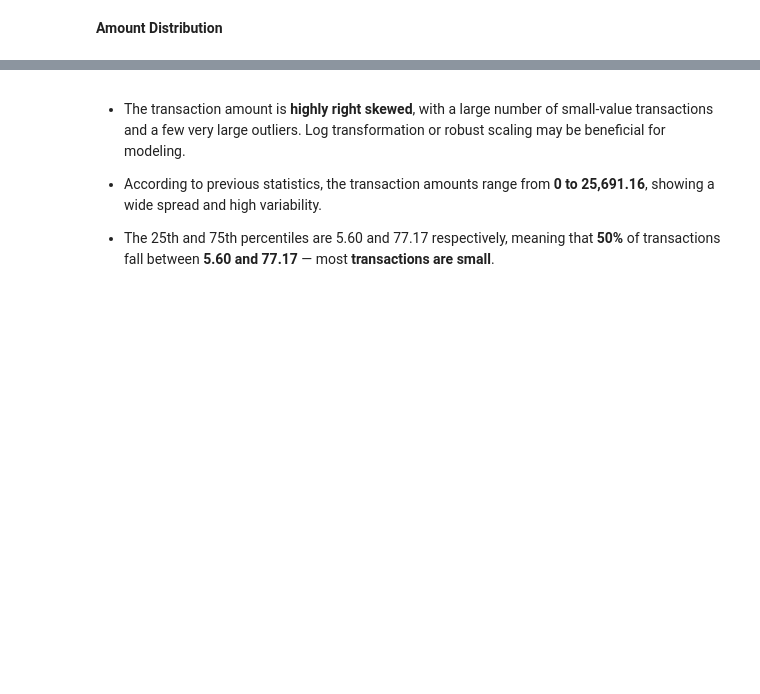
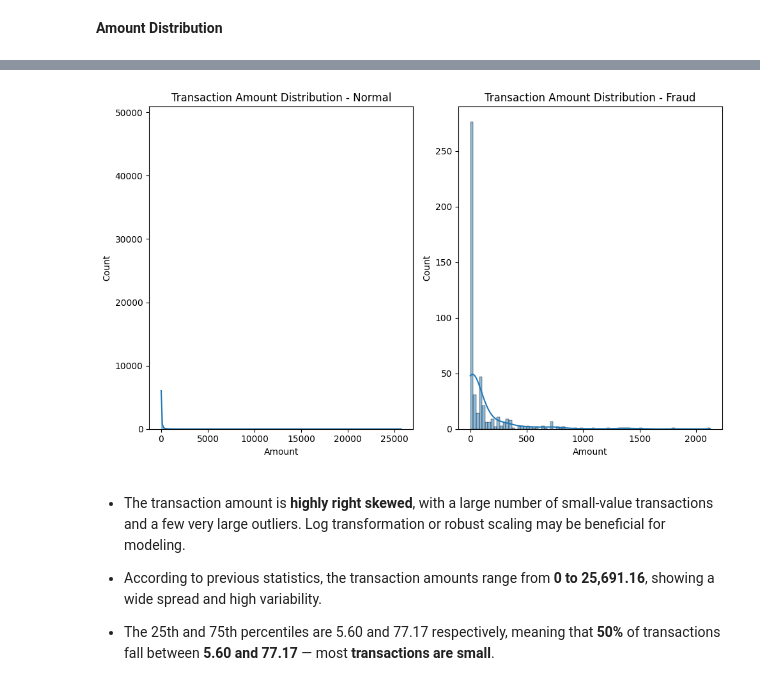
Before and after one commit to Geethika2506/Machine-Learning-final-project, a Jupyter notebook: Final_project.ipynb, the cells around one changed output, grey strips where cells are left out. Saved outputs shown, nothing was run; the diff lists cells and outputs as text; code cells hidden in the pictures; blank space fills up the shorter version.

```diff
--- a/Final_project.ipynb
+++ b/Final_project.ipynb
@@ -132,3 +192,18 @@ plt.show()
+# %%
+# Look at the distribution of transaction amount
+plt.figure(figsize=(10, 6))
+plt.subplot(1, 2, 1)
+sns.histplot(df[df['Class'] == 0]['Amount'], kde=True)
+plt.title('Transaction Amount Distribution - Normal')
+plt.xlabel('Amount')
+plt.subplot(1, 2, 2)
+sns.histplot(df[df['Class'] == 1]['Amount'], kde=True)
+plt.title('Transaction Amount Distribution - Fraud')
+plt.xlabel('Amount')
+plt.tight_layout()
+plt.show()
+# %% [output]
+[figure, added]
 # %% [markdown]
 - The transaction amount is **highly right skewed**, with a large number of small-value transactions and a few very large outliers. Log transformation or robust scaling may be beneficial for modeling.
 
```
Also changed, not shown: parts of 19 cells of this notebook, 1 other file.
